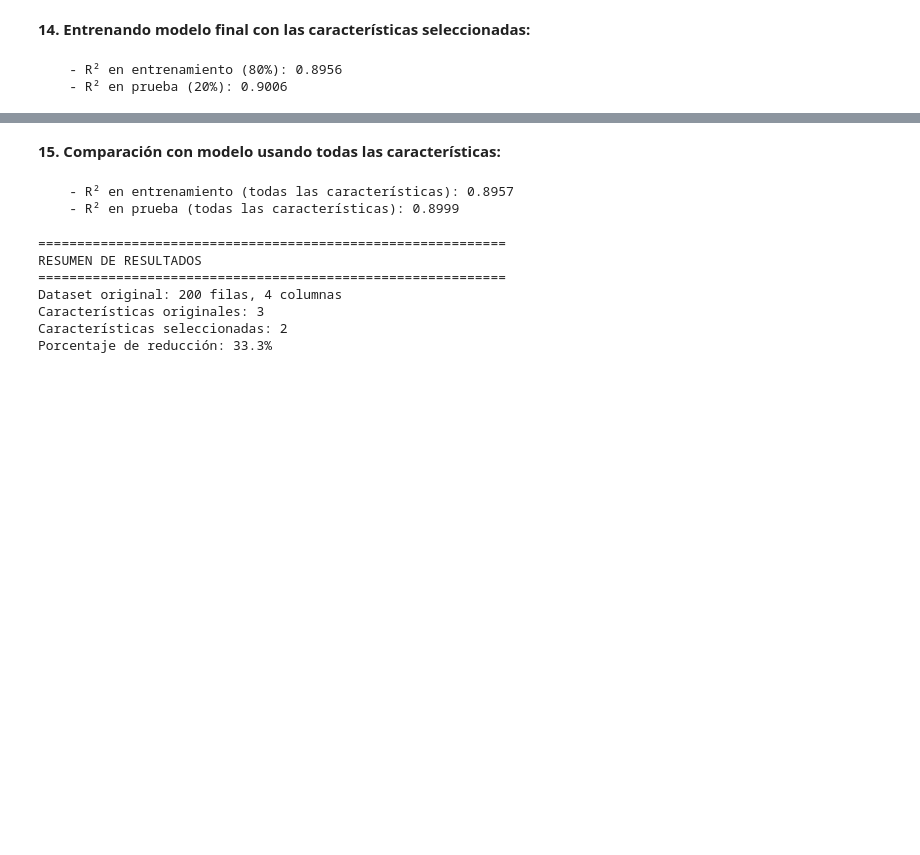
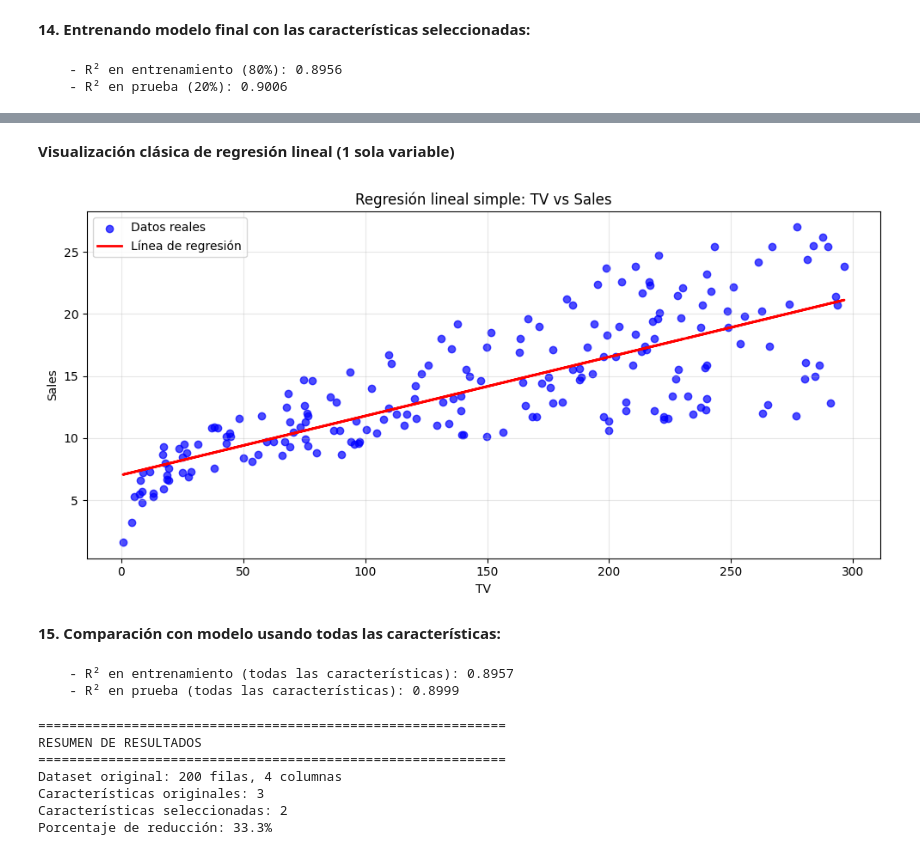
Before and after one commit to luispar90/tcp-md-laboratorio11, a Jupyter notebook: LAB11-RUELAS.ipynb, the cells around one changed output, grey strips where cells are left out. Drawn from its saved outputs; the diff is of its cells as text; code cells hidden in the pictures; blank space fills up the shorter version.

```diff
--- a/LAB11-RUELAS.ipynb
+++ b/LAB11-RUELAS.ipynb
@@ -491,3 +524,31 @@ modelo_completo, r2_train_completo, r2_test_completo = entrenar_modelo_final(
+# %% [markdown]
+**Visualización clásica de regresión lineal (1 sola variable)**
+# %%
+# Extraer las columnas como arrays desde Polars
+tv = df_sin_outliers.select("TV").to_numpy().flatten()
+sales = df_sin_outliers.select("Sales").to_numpy().flatten()
+
+# Redimensionar TV para sklearn
+tv_reshape = tv.reshape(-1, 1)
+
+# Entrenar modelo lineal simple
+modelo_simple = LinearRegression()
+modelo_simple.fit(tv_reshape, sales)
+sales_pred = modelo_simple.predict(tv_reshape)
+
+# Graficar puntos reales y línea de regresión
+plt.figure(figsize=(10, 5))
+plt.scatter(tv, sales, color="blue", label="Datos reales", alpha=0.7)
+plt.plot(tv, sales_pred, color="red", linewidth=2, label="Línea de regresión")
+plt.xlabel("TV")
+plt.ylabel("Sales")
+plt.title("Regresión lineal simple: TV vs Sales")
+plt.legend()
+plt.grid(True, alpha=0.3)
+plt.tight_layout()
+plt.show()
+# %% [output]
+[figure, added]
 # %% [markdown]
 **15. Comparación con modelo usando todas las características:**
 # %%
```
Also changed, not shown: parts of 7 cells of this notebook, 2 other files.
